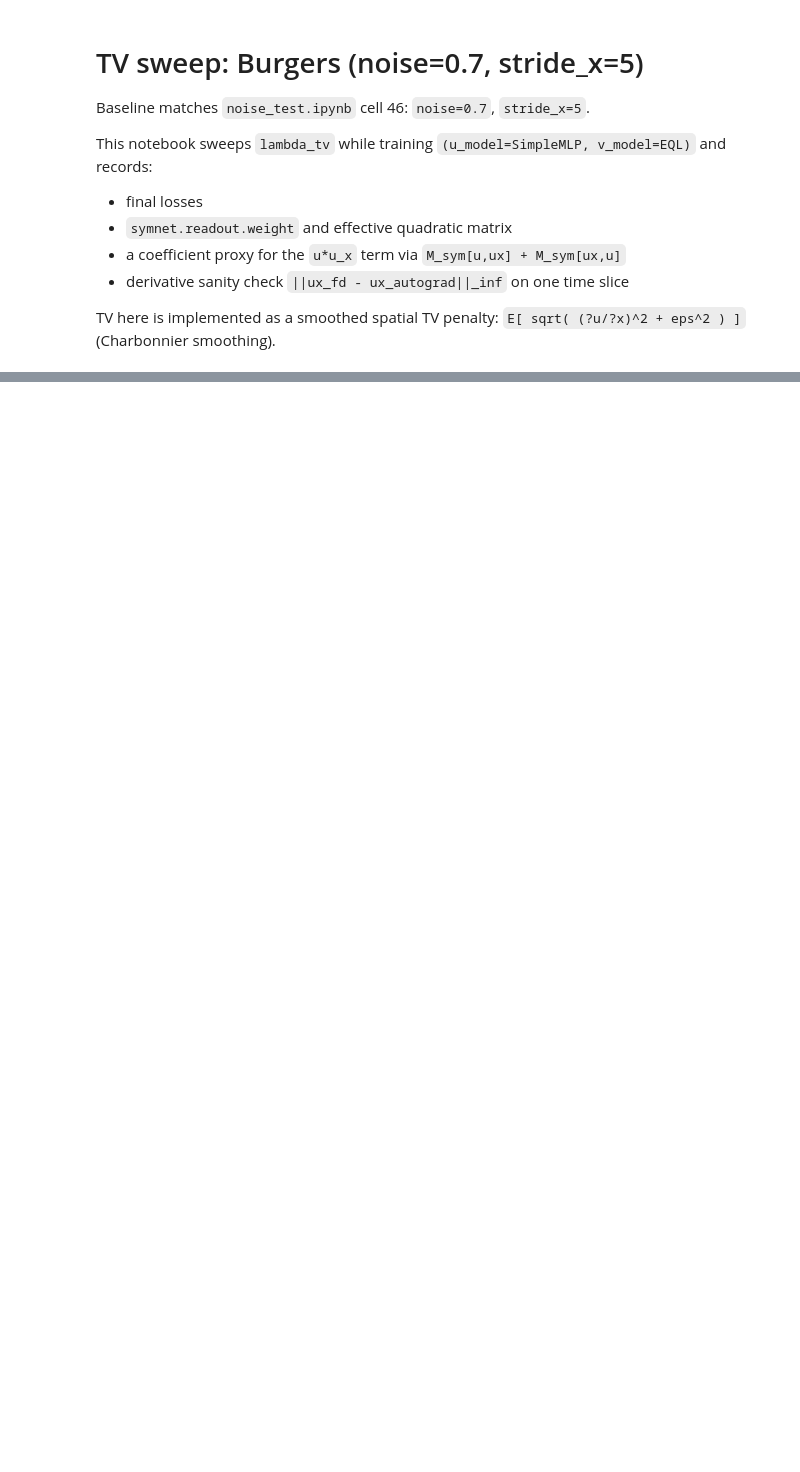
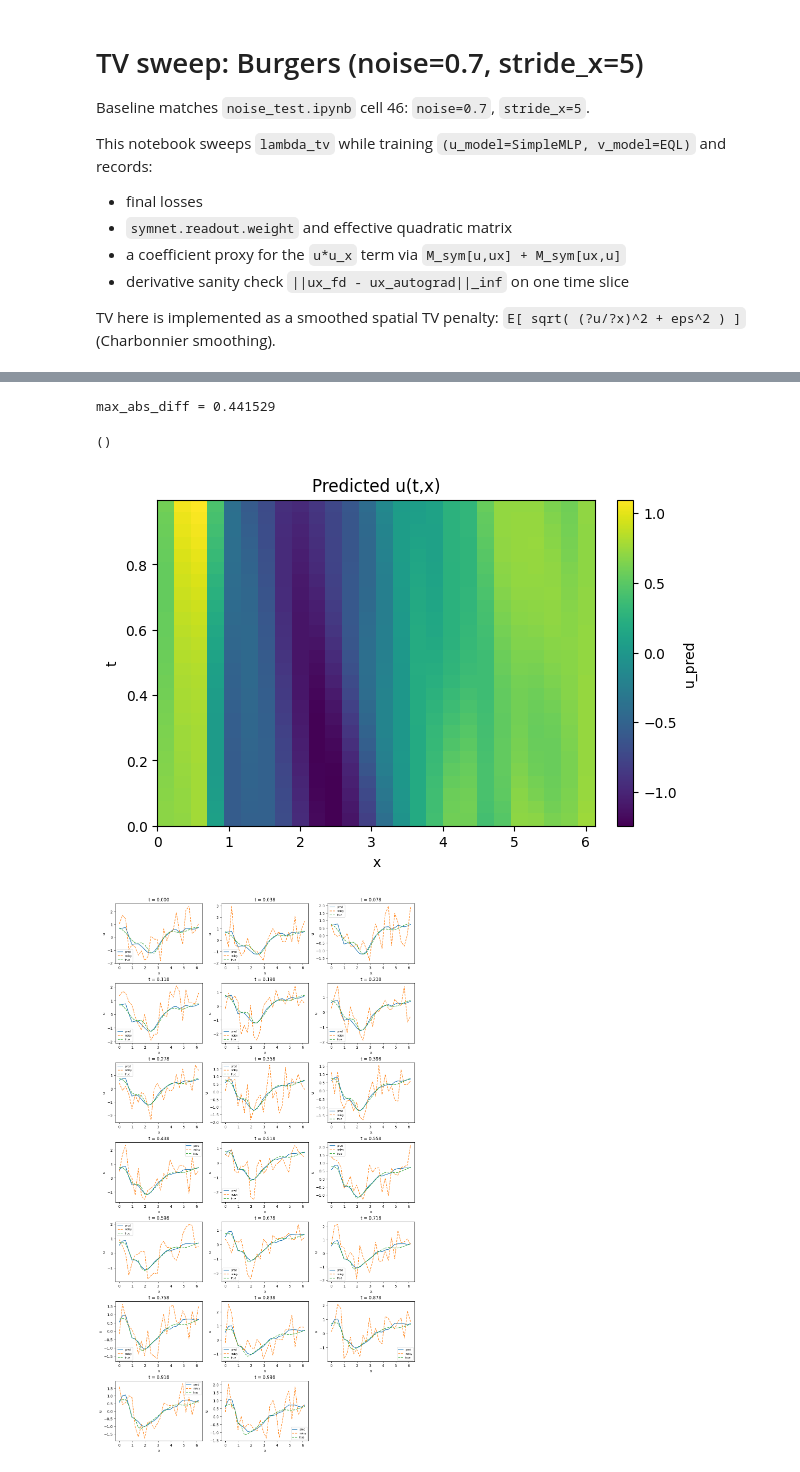
Before and after one commit to ryuFromCaillou/pde_stuff, a Jupyter notebook: notebook/tv_test.ipynb, the cells around one changed output, grey strips where cells are left out. Saved outputs shown, nothing was run; the diff lists cells and outputs as text; code cells hidden in the pictures; blank space fills up the shorter version.

```diff
--- a/notebook/tv_test.ipynb
+++ b/notebook/tv_test.ipynb
@@ -309,0 +211,7 @@ plt.show()
+# %%
+hlprs.snapshot_comp(train.u, stride_x, stride_t, y_noisy_np, y_np, t_np, x_np, snap_no=20)[:0]
+# %% [output]
+max_abs_diff = 0.441529
+()
+[figure, added]
+[figure, added]
```
Also changed, not shown: parts of 12 cells of this notebook, 43 other files.
